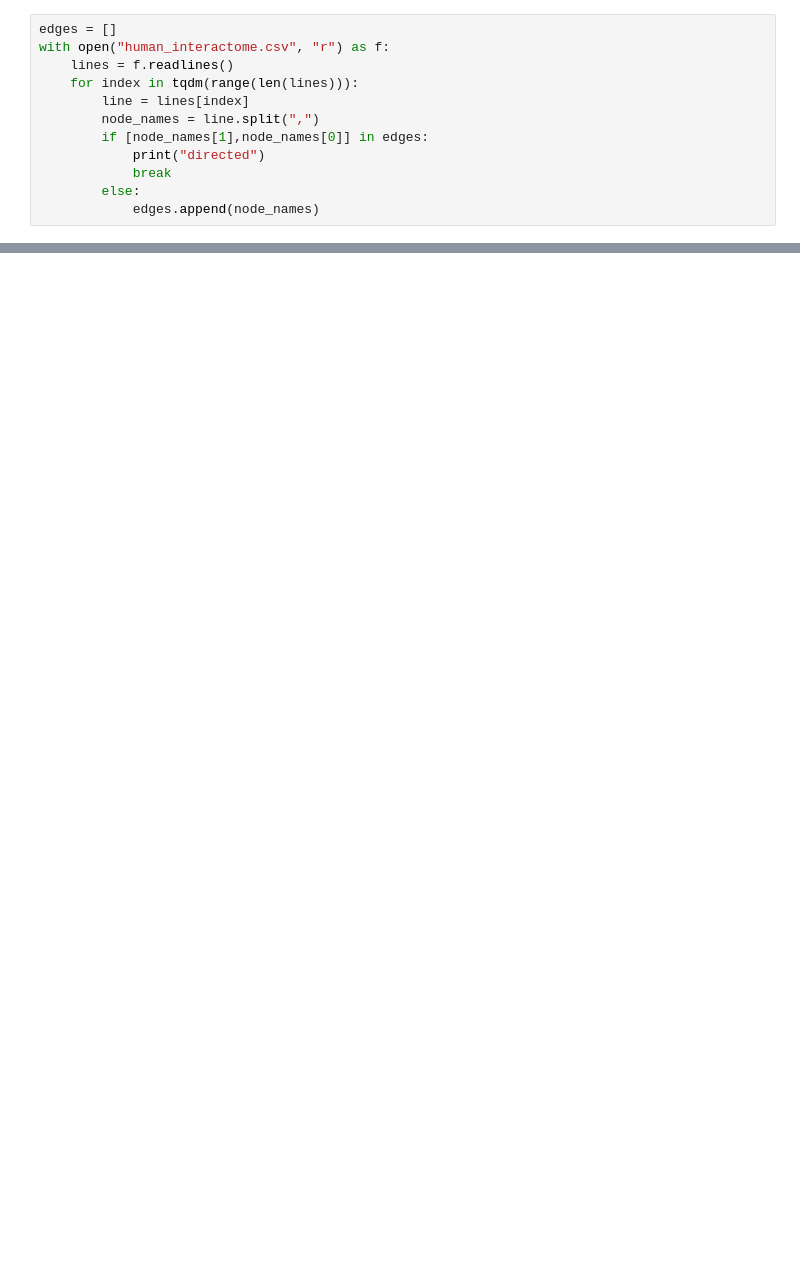
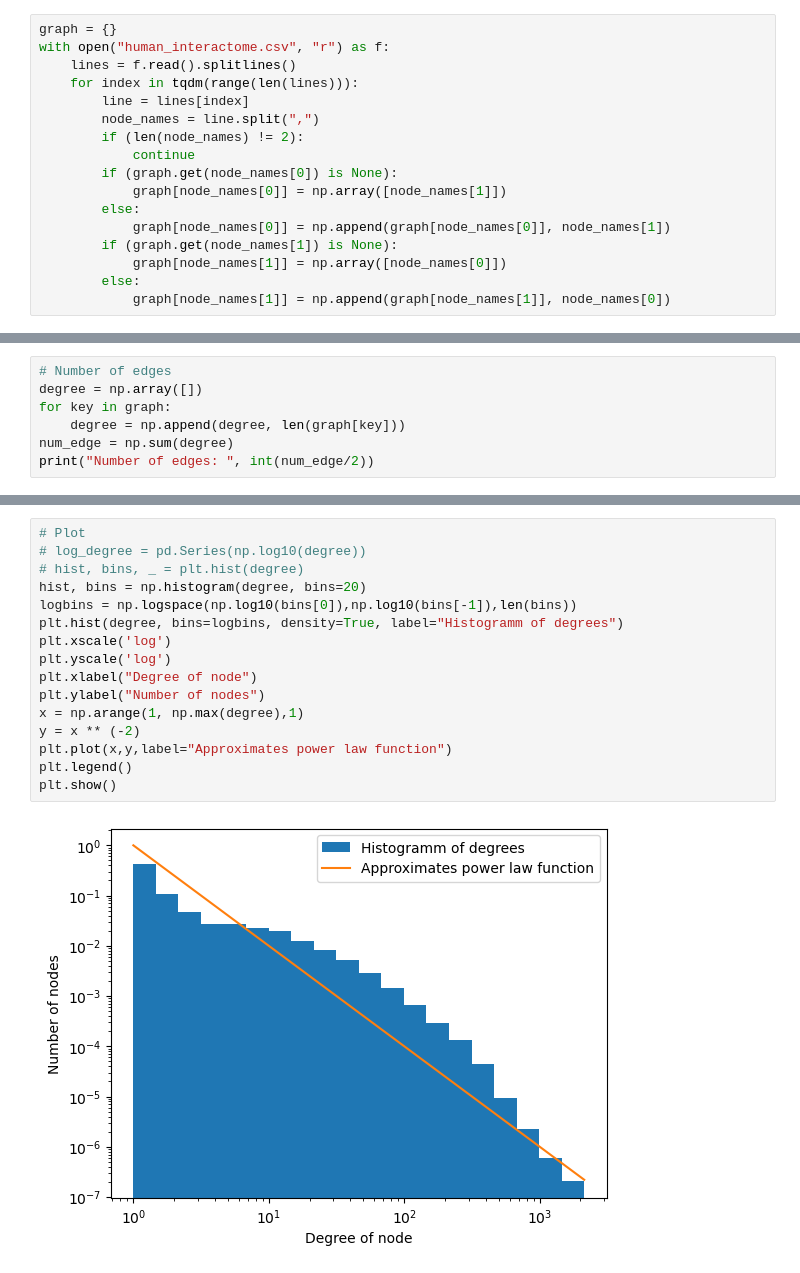
Before and after one commit to Q-Bach/SSBI, a Jupyter notebook: A10/task1.ipynb, the cells around one changed output, grey strips where cells are left out. Drawn from its saved outputs; the diff is of its cells as text; blank space fills up the shorter version.

```diff
--- a/A10/task1.ipynb
+++ b/A10/task1.ipynb
@@ -47,12 +7,17 @@ from tqdm import tqdm
 # %%
-edges = []
+graph = {}
 with open("human_interactome.csv", "r") as f:
-    lines = f.readlines()
+    lines = f.read().splitlines()
     for index in tqdm(range(len(lines))):
         line = lines[index]
         node_names = line.split(",")
-        if [node_names[1],node_names[0]] in edges:
-            print("directed")
-            break
+        if (len(node_names) != 2):
+            continue
+        if (graph.get(node_names[0]) is None):
+            graph[node_names[0]] = np.array([node_names[1]])
         else:
-            edges.append(node_names)
+            graph[node_names[0]] = np.append(graph[node_names[0]], node_names[1])
+        if (graph.get(node_names[1]) is None):
+            graph[node_names[1]] = np.array([node_names[0]])
+        else:
+            graph[node_names[1]] = np.append(graph[node_names[1]], node_names[0])
@@ -60,0 +29,7 @@ KeyboardInterrupt:
+# %%
+# Number of edges
+degree = np.array([])
+for key in graph:
+    degree = np.append(degree, len(graph[key]))
+num_edge = np.sum(degree)
+print("Number of edges: ", int(num_edge/2))
@@ -60,0 +38,18 @@ KeyboardInterrupt:
+# %%
+# Plot
+# log_degree = pd.Series(np.log10(degree))
+# hist, bins, _ = plt.hist(degree)
+hist, bins = np.histogram(degree, bins=20)
+logbins = np.logspace(np.log10(bins[0]),np.log10(bins[-1]),len(bins))
+plt.hist(degree, bins=logbins, density=True, label="Histogramm of degrees")
+plt.xscale('log')
+plt.yscale('log')
+plt.xlabel("Degree of node")
+plt.ylabel("Number of nodes")
+x = np.arange(1, np.max(degree),1)
+y = x ** (-2)
+plt.plot(x,y,label="Approximates power law function")
+plt.legend()
+plt.show()
+# %% [output]
+[figure, added]
```
Also changed, not shown: parts of 10 cells of this notebook.
